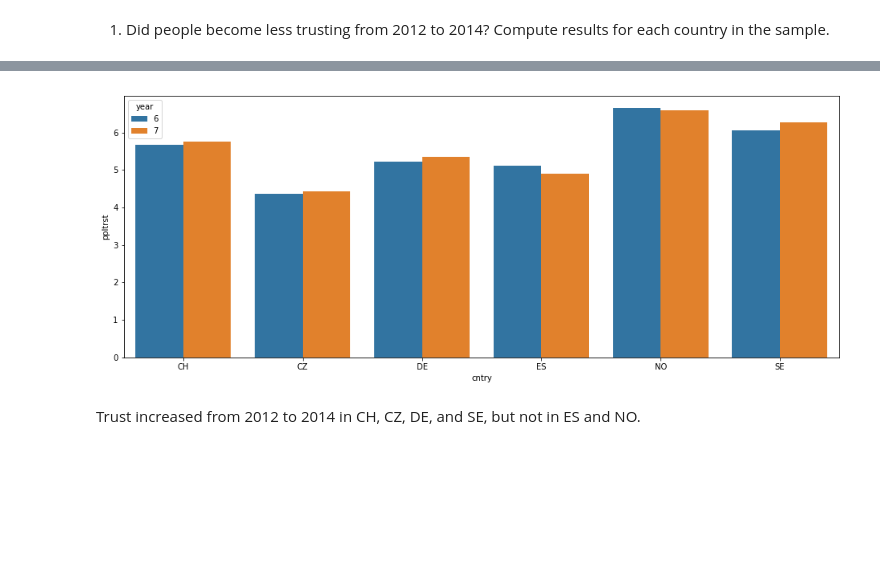
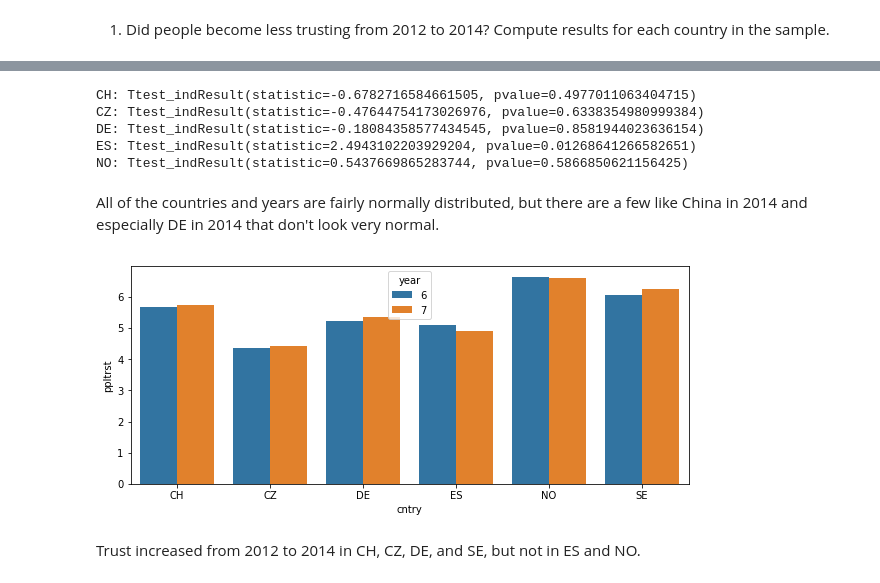
Before and after one commit to kylemcorliss/Thinkful, a Jupyter notebook: Assignments/Other Topics in Data Science (U5)/5.5.4 Challenge - what test to use.ipynb, the cells around one changed output, grey strips where cells are left out. Saved outputs shown, nothing was run; the diff lists cells and outputs as text; code cells hidden in the pictures; blank space fills up the shorter version.

```diff
--- a/Assignments/Other Topics in Data Science (U5)/5.5.4 Challenge - what test to use.ipynb
+++ b/Assignments/Other Topics in Data Science (U5)/5.5.4 Challenge - what test to use.ipynb
@@ -35,9 +55,25 @@ ESS_data_year_country.head()
+# %%
+for country in countries:
+    data2012 = ESS_data[(ESS_data['year'] == 6) & (ESS_data['cntry'] == country)]['ppltrst']
+    data2012 = data2012.dropna()
+    data2014 = ESS_data[(ESS_data['year'] == 7) & (ESS_data['cntry'] == country)]['ppltrst']
+    data2014 = data2014.dropna()
+    test = stats.ttest_ind(data2012, data2014, equal_var = False)
+    print(f'{country}: {test}')
+# %% [output]
+CH: Ttest_indResult(statistic=-0.6782716584661505, pvalue=0.4977011063404715)
+CZ: Ttest_indResult(statistic=-0.47644754173026976, pvalue=0.6338354980999384)
+DE: Ttest_indResult(statistic=-0.18084358577434545, pvalue=0.8581944023636154)
+ES: Ttest_indResult(statistic=2.4943102203929204, pvalue=0.01268641266582651)
+NO: Ttest_indResult(statistic=0.5437669865283744, pvalue=0.5866850621156425)
+# %% [markdown]
+All of the countries and years are fairly normally distributed, but there are a few like China in 2014 and especially DE in 2014 that don't look very normal.
 # %%
-plt.figure(figsize=(16,6))
+plt.figure(figsize=(10,4))
 sns.barplot(x='cntry',y='ppltrst',data=ESS_data_year_country, hue='year')
 plt.show()
 # %% [output]
-[figure, old version]
+[figure, new version]
 # %% [markdown]
 Trust increased from 2012 to 2014 in CH, CZ, DE, and SE, but not in ES and NO.
 # %% [markdown]
```
Also changed, not shown: parts of 23 cells of this notebook.
